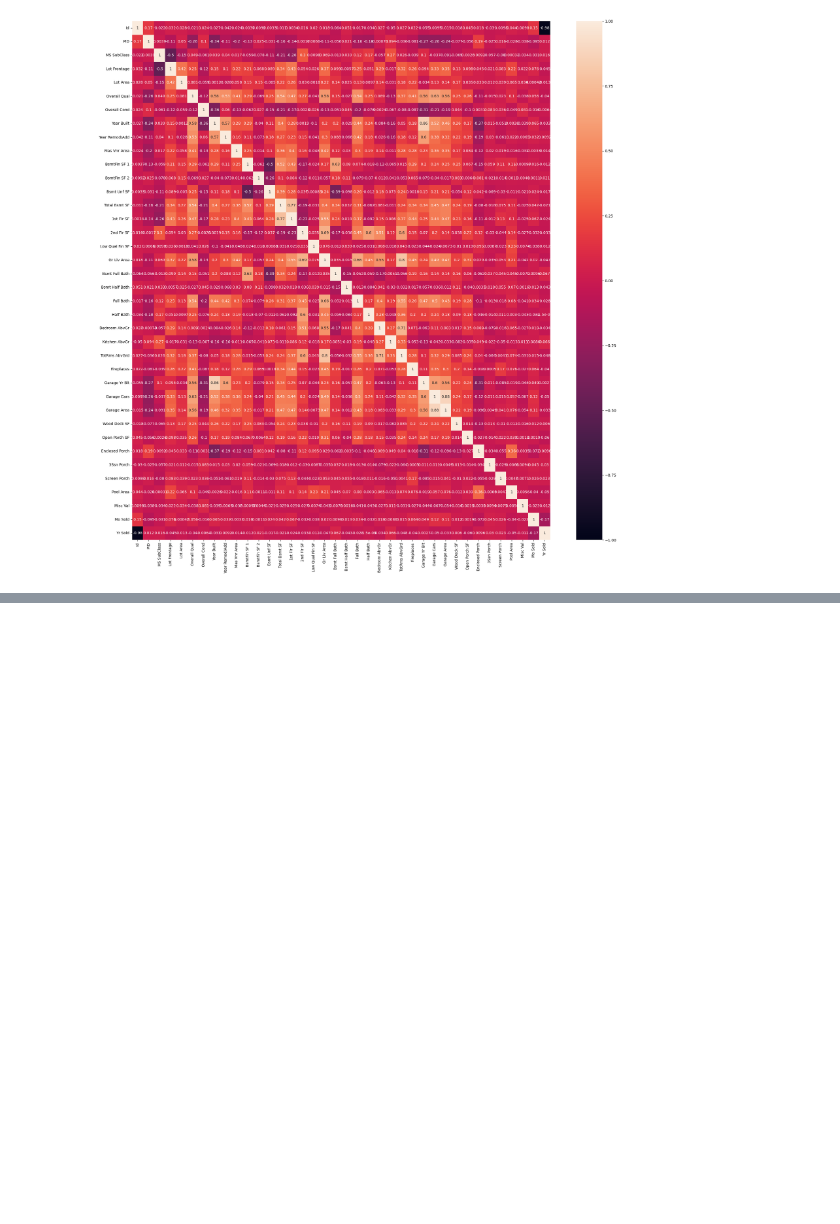
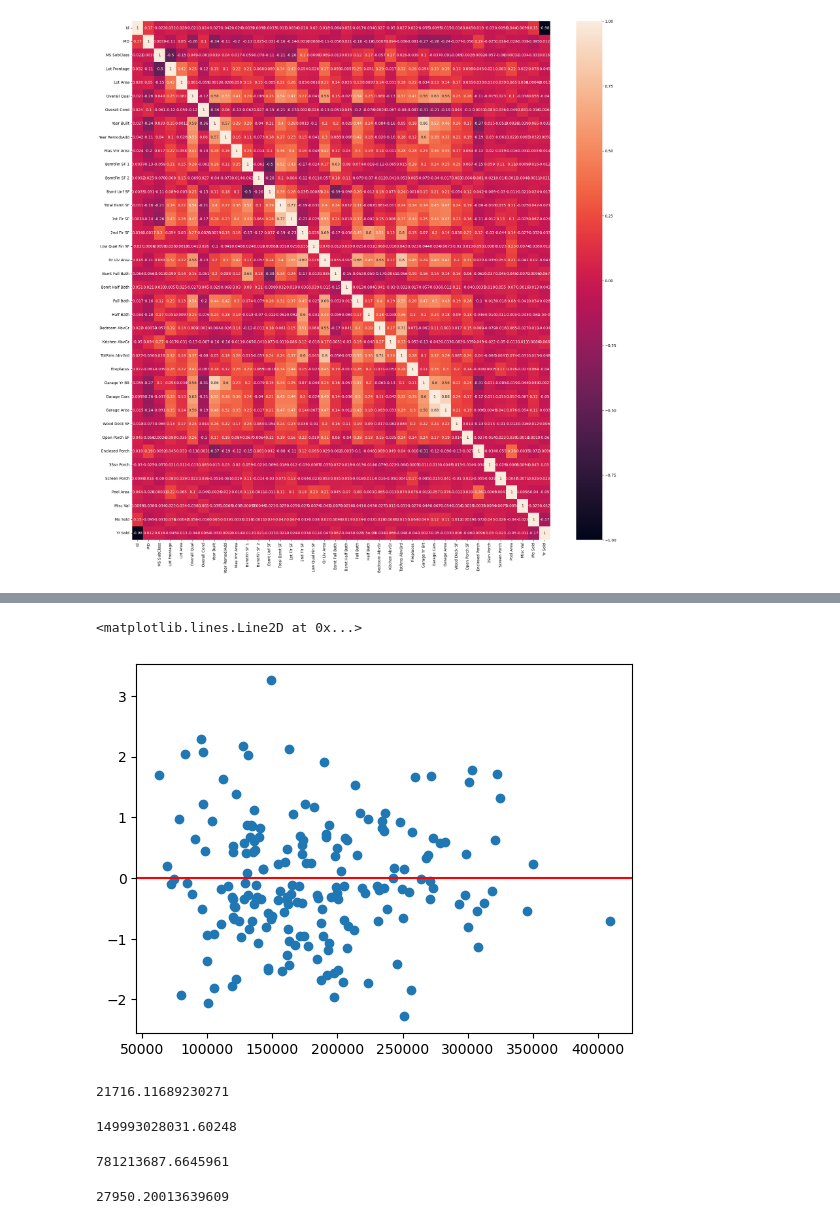
Before and after one commit to BenjaminRocco/GA_Project_2, a Jupyter notebook: KagSub1.ipynb, the cells around one changed output, grey strips where cells are left out. Cells and saved outputs as stored; diff of their text form; code cells hidden in the pictures; blank space fills up the shorter version.

```diff
--- a/KagSub1.ipynb
+++ b/KagSub1.ipynb
@@ -198,0 +382,28 @@ Name: count, dtype: int64
+# %%
+plt.scatter(prediction_ridge, np.random.randn(len(prediction_ridge)))
+plt.axhline(0, color='r')
+# %% [output]
+<matplotlib.lines.Line2D at 0x...>
+[figure, added]
+# %%
+# MAE
+from sklearn.metrics import mean_absolute_error
+mean_absolute_error(y_test, prediction_ridge)
+# %% [output]
+21716.11689230271
+# %%
+# Calculate RSS by hand
+sum((y_test - prediction_ridge)**2)
+# %% [output]
+149993028031.60248
+# %%
+# MSE via sklearn.metrics
+from sklearn.metrics import mean_squared_error
+mean_squared_error(y_test, prediction_ridge)
+# %% [output]
+781213687.6645961
+# %%
+# RMSE by hand
+np.sqrt(sum((y_test - prediction_ridge)**2)/len(y_test))
+# %% [output]
+27950.20013639609
```
Also changed, not shown: parts of 37 cells of this notebook.
